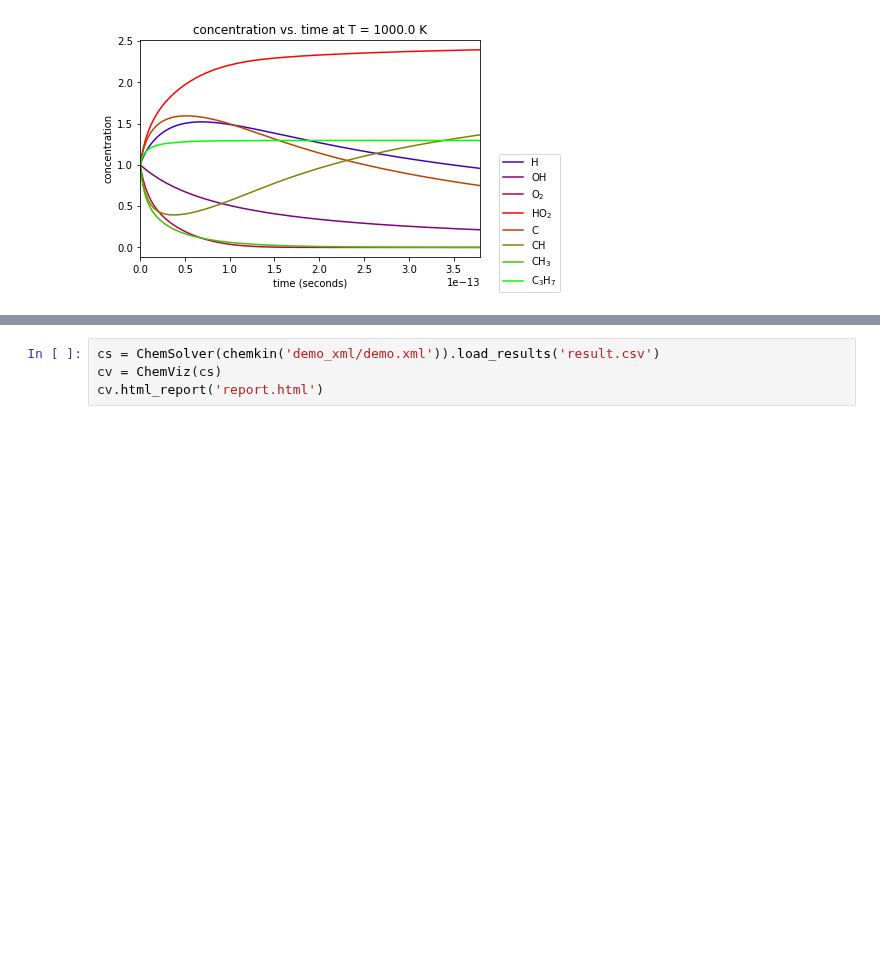
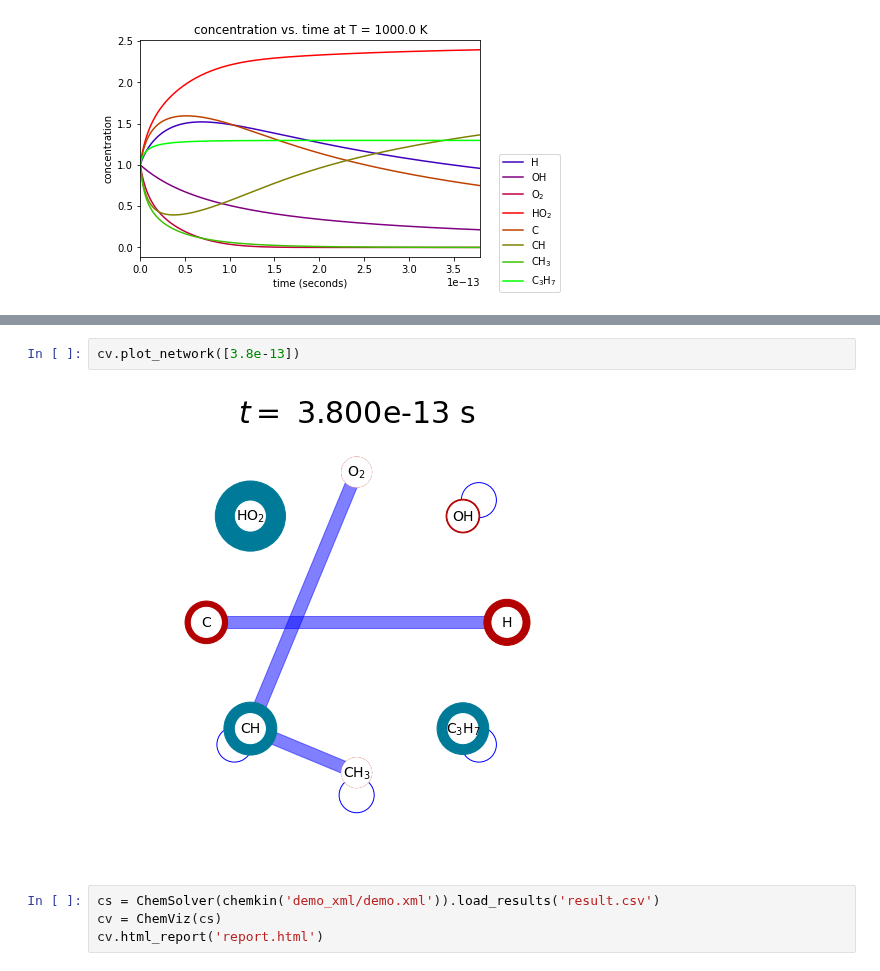
Before and after one commit to cs207group4/cs207-FinalProject, a Jupyter notebook: demo_notebook/demo.ipynb, the cells around one changed output, grey strips where cells are left out. Drawn from its saved outputs; the diff is of its cells as text; blank space fills up the shorter version.

```diff
--- a/demo_notebook/demo.ipynb
+++ b/demo_notebook/demo.ipynb
@@ -221,3 +220,7 @@ cv.plot_network([0, 3.8e-13])
+# %%
+cv.plot_network([3.8e-13])
+# %% [output]
+[figure, added]
 # %%
 cs = ChemSolver(chemkin('demo_xml/demo.xml')).load_results('result.csv')
 cv = ChemViz(cs)
```
Also changed, not shown: parts of 6 cells of this notebook, 1 other file.
